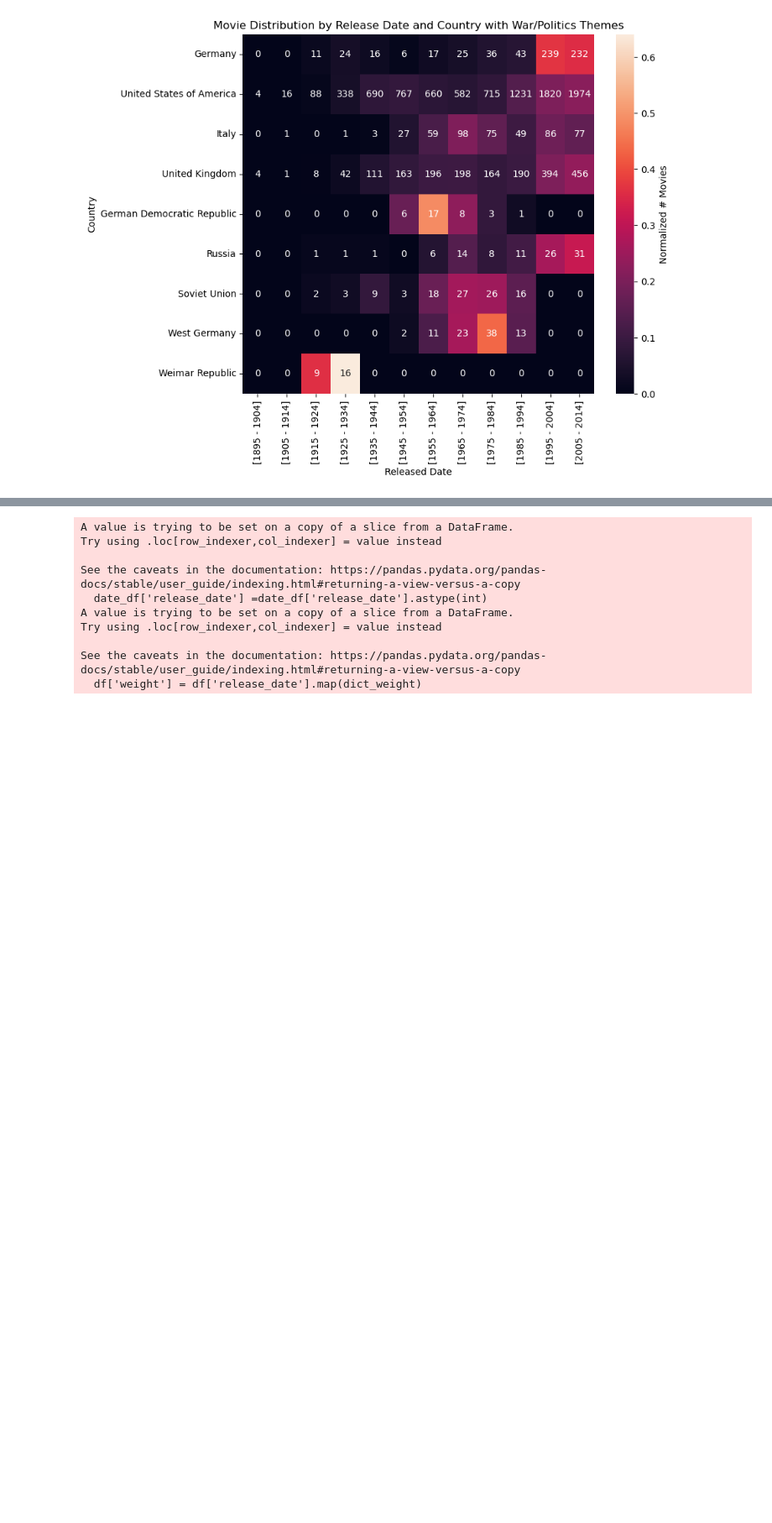
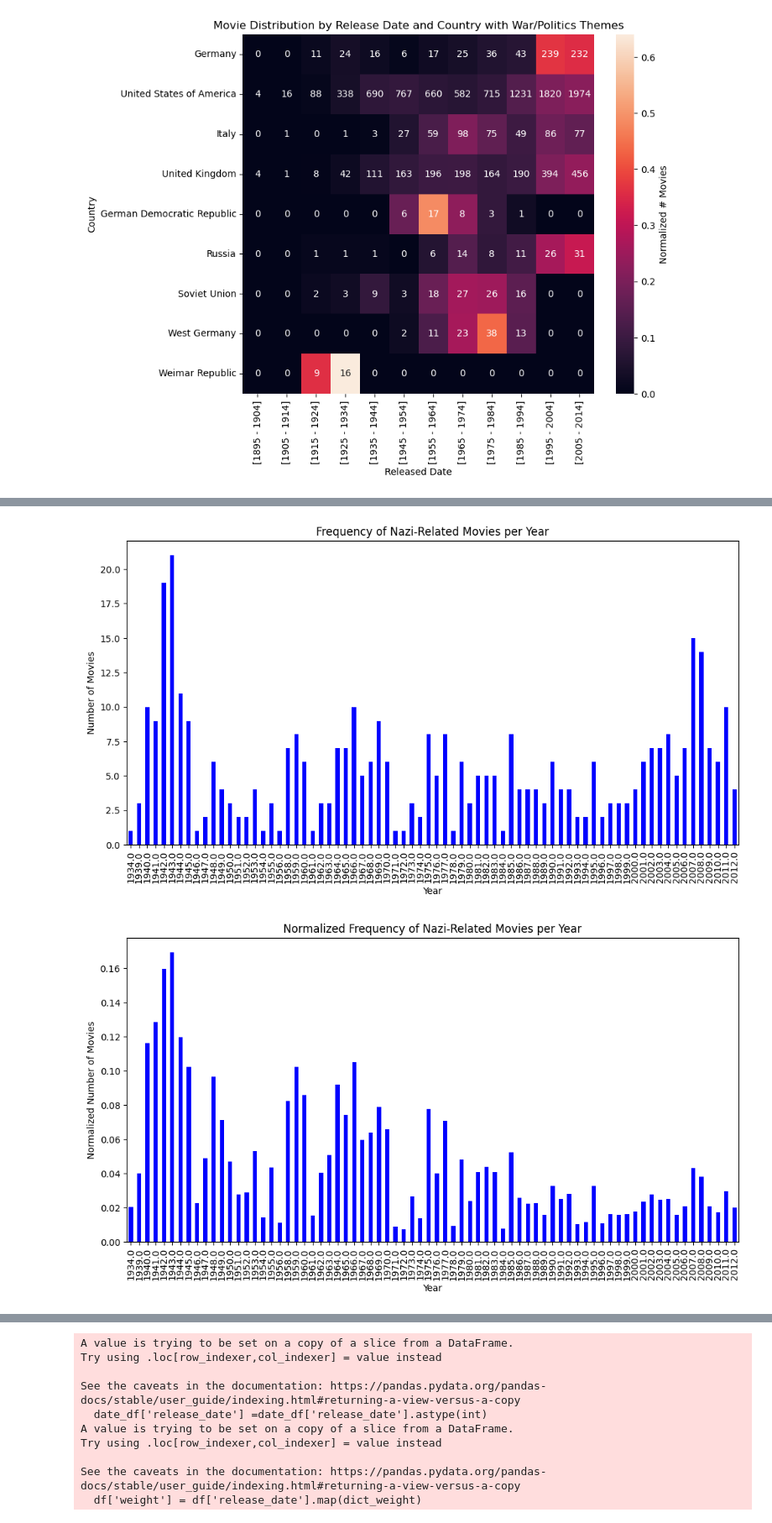
Before and after one commit to epfl-ada/ada-2024-project-spaghettisolution, a Jupyter notebook: results.ipynb, the cells around one changed output, grey strips where cells are left out. Shown at 84% size. Saved outputs shown, nothing was run; the diff lists cells and outputs as text; code cells hidden in the pictures; blank space fills up the shorter version.

```diff
--- a/results.ipynb
+++ b/results.ipynb
@@ -408,0 +462,6 @@ dw.plot_gen_event_date_country_heatmap(gen_event_date_country_df)
+# %%
+keywords = ['nazi', 'hitler', 'third reich', 'gestapo', 'holocaust','iii reich', 'reichsführer', 'reichstag', 'reichsmark',' ss ']
+dw.plot_event_movies(war_action_movies_df, keywords, 'Nazi')
+# %% [output]
+[figure, added]
+[figure, added]
```
Also changed, not shown: parts of 30 cells of this notebook, 2 other files.
